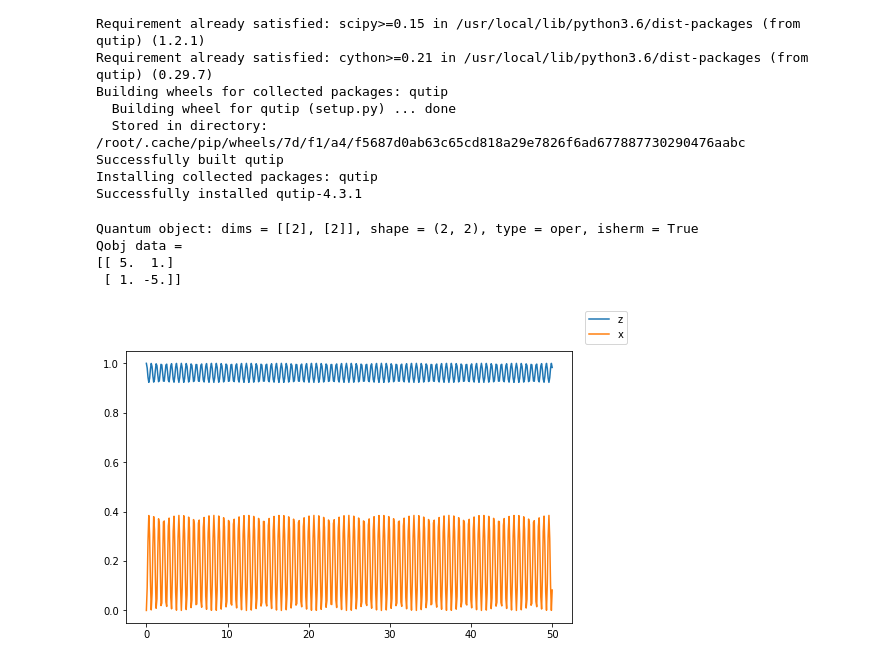
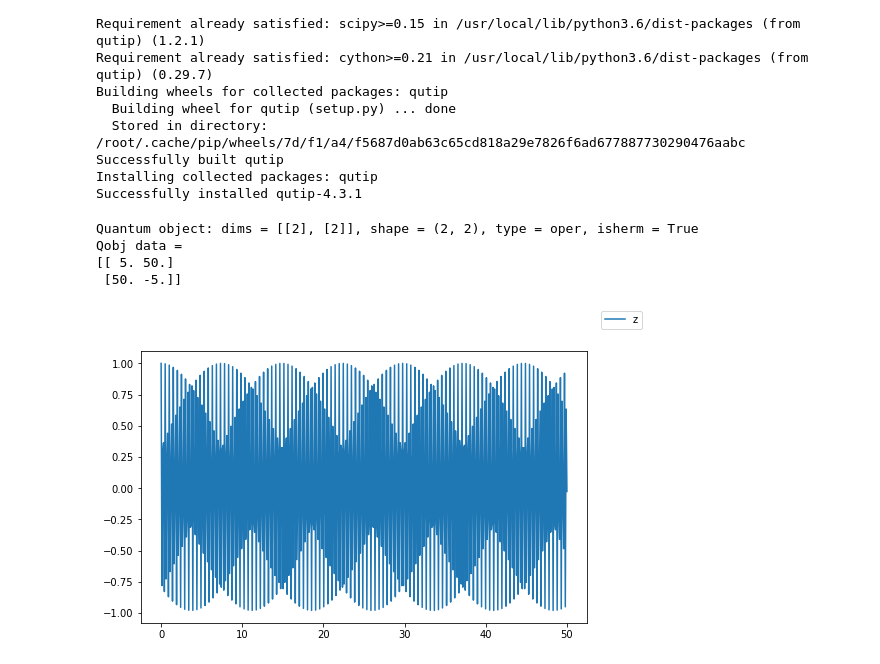
Before and after one commit to YukiSakamoto/QuTIP_models, a Jupyter notebook: simple_rabi_oscillation.ipynb, the cells around one changed output. Saved outputs shown, nothing was run; the diff lists cells and outputs as text; code cells hidden in the pictures.

```diff
--- a/simple_rabi_oscillation.ipynb
+++ b/simple_rabi_oscillation.ipynb
@@ -22,23 +22,23 @@ from qutip import *
 # %%
 # set up the Hamiltonian
 Bz = 5
-B = 1
+B = 50
 u = 1.0
 H = u * ( Bz * sigmaz() + B * sigmax() )
 print(H)
 
 psi0 = basis(2,0)
 tlist = np.linspace(0, 50, 500)
-result = mesolve(H, psi0,tlist,[],[sigmaz(), sigmax()])
+result = mesolve(H, psi0,tlist,[],[])
 
 fig, ax = plt.subplots(figsize=(8,5))
-ax.plot(tlist, result.expect[0], label="z")
-ax.plot(tlist, result.expect[1], label="x")
+ax.plot(tlist, expect(sigmaz(), result.states), label="z")
+#ax.plot(tlist, result.expect[1], label="x")
 fig.legend()
 fig.show()
 # %% [output]
 Quantum object: dims = [[2], [2]], shape = (2, 2), type = oper, isherm = True
 Qobj data =
-[[ 5.  1.]
- [ 1. -5.]]
+[[ 5. 50.]
+ [50. -5.]]
-[figure, old version]
+[figure, new version]
```
